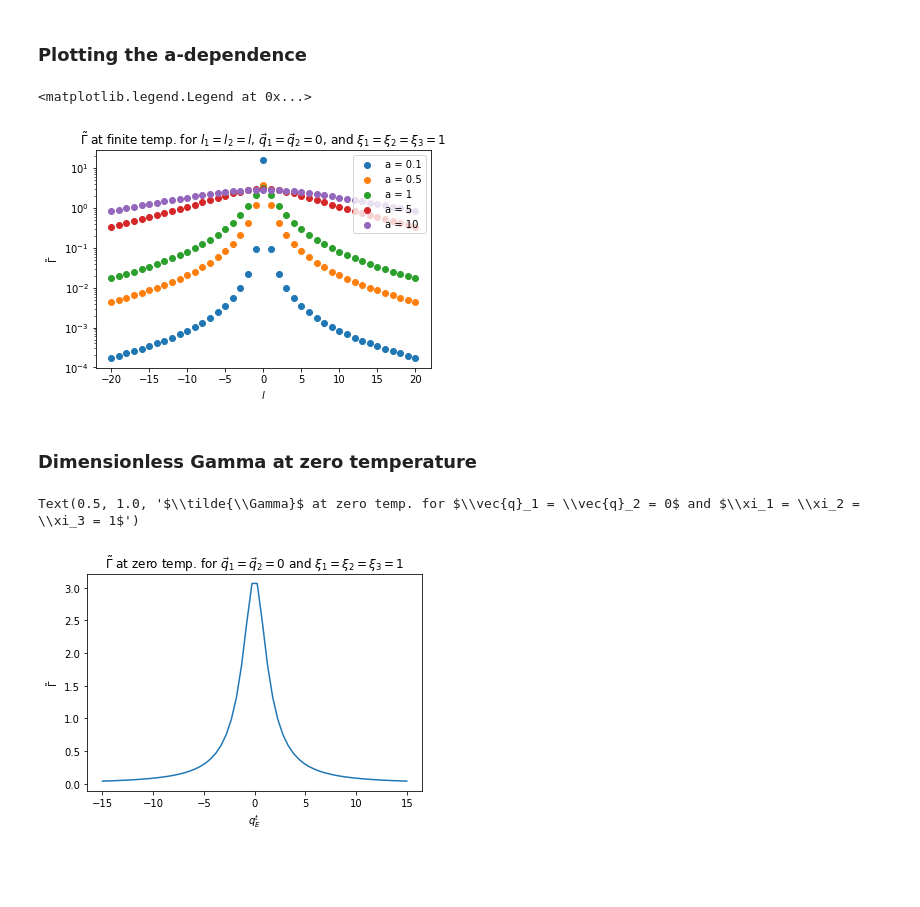
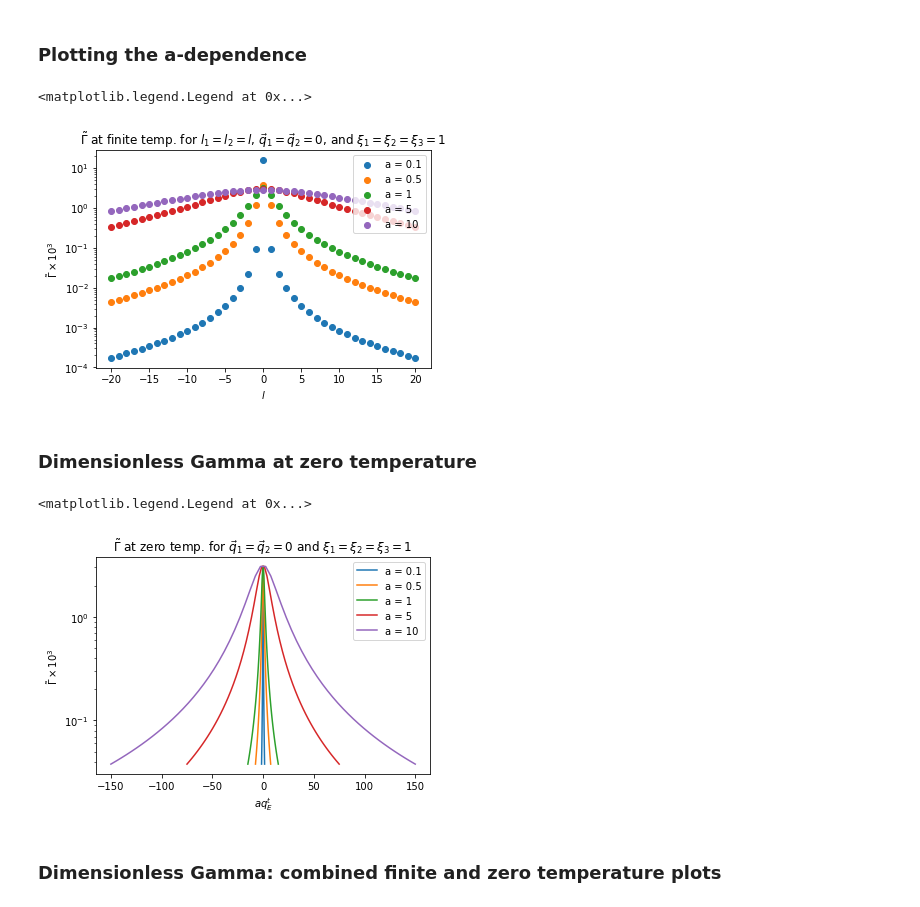
Before and after one commit to harnettd/phiCubed_31_FT, a Jupyter notebook: discrete_temporal_zero_spatial_plots.ipynb, the cells around one changed output. Cells and saved outputs as stored; diff of their text form; code cells hidden in the pictures; blank space fills up the shorter version.

Commit message:
add combined dimensionless zero/finite temp plots

```diff
--- a/discrete_temporal_zero_spatial_plots.ipynb
+++ b/discrete_temporal_zero_spatial_plots.ipynb
@@ -11,3 +13,5 @@ import correlator as corr
+# %%
+eps = sp.symbols("eps")
 # %%
 def finite_part(expr):
-    return expr.subs("eps", 0)
+    return expr.subs(eps, 0)
@@ -89,27 +107,31 @@ fig, ax = plt.subplots()
 for index in range(len(a_list)):
     ax.scatter(l_grid, dimensionless_Gamma_finite_temp_data[index, :] * 1e3, label=f"a = {a_list[index]}")
 ax.set_xlabel(r"$l$")
-ax.set_ylabel(r"$\tilde{\Gamma}$")
+ax.set_ylabel(r"$\tilde{\Gamma}\times 10^3$")
 ax.set_yscale("log")
 ax.set_title(r"$\tilde{\Gamma}$ at finite temp. for $l_1 = l_2 = l$, $\vec{q}_1 = \vec{q}_2 = 0$, and $\xi_1 = \xi_2 = \xi_3 = 1$")
 ax.legend(loc="upper right")
 # %% [output]
 <matplotlib.legend.Legend at 0x...>
-[figure, old version]
+[figure, new version]
 # %% [markdown]
 ### Dimensionless Gamma at zero temperature
 # %%
 qt_eucl_grid = np.linspace(-15, 15, 60)
-dimensionless_Gamma_data_zero_temp\
-    = np.array([corr.dimensionless_Gamma_zero_temp([qt_eucl, 0, 0, 0], [qt_eucl, 0, 0, 0], *xis, 1) for qt_eucl in qt_eucl_grid])
+dimensionless_Gamma_zero_temp_data =\
+    np.array([corr.dimensionless_Gamma_zero_temp([qt_eucl, *q1], [qt_eucl, *q2], *xis, 1) for qt_eucl in qt_eucl_grid])
 # %%
-dimensionless_Gamma_plotdata_zero_temp = np.array([re(finite_part(x)) for x in dimensionless_Gamma_data_zero_temp])
+dimensionless_Gamma_zero_temp_plotdata = np.array([re(finite_part(x)) for x in dimensionless_Gamma_zero_temp_data])
 fig, ax = plt.subplots()
-ax.plot(qt_eucl_grid, dimensionless_Gamma_plotdata_zero_temp * 1e3)
-ax.set_xlabel(r"$q^t_E$")
-ax.set_ylabel(r"$\tilde{\Gamma}$")
-# ax.set_yscale("log")
+for a in a_list:
+    ax.plot(qt_eucl_grid * a, dimensionless_Gamma_zero_temp_plotdata * 1e3, label=f"a = {a}")
+ax.set_xlabel(r"$a q^t_E$")
+ax.set_ylabel(r"$\tilde{\Gamma}\times 10^3$")
+ax.set_yscale("log")
 ax.set_title(r"$\tilde{\Gamma}$ at zero temp. for $\vec{q}_1 = \vec{q}_2 = 0$ and $\xi_1 = \xi_2 = \xi_3 = 1$")
+ax.legend(loc="upper right")
 # %% [output]
-Text(0.5, 1.0, '$\\tilde{\\Gamma}$ at zero temp. for $\\vec{q}_1 = \\vec{q}_2 = 0$ and $\\xi_1 = \\xi_2 = \\xi_3 = 1$')
+<matplotlib.legend.Legend at 0x...>
-[figure, old version]
+[figure, new version]
+# %% [markdown]
+### Dimensionless Gamma: combined finite and zero temperature plots
```
Also changed, not shown: parts of 30 cells of this notebook.
